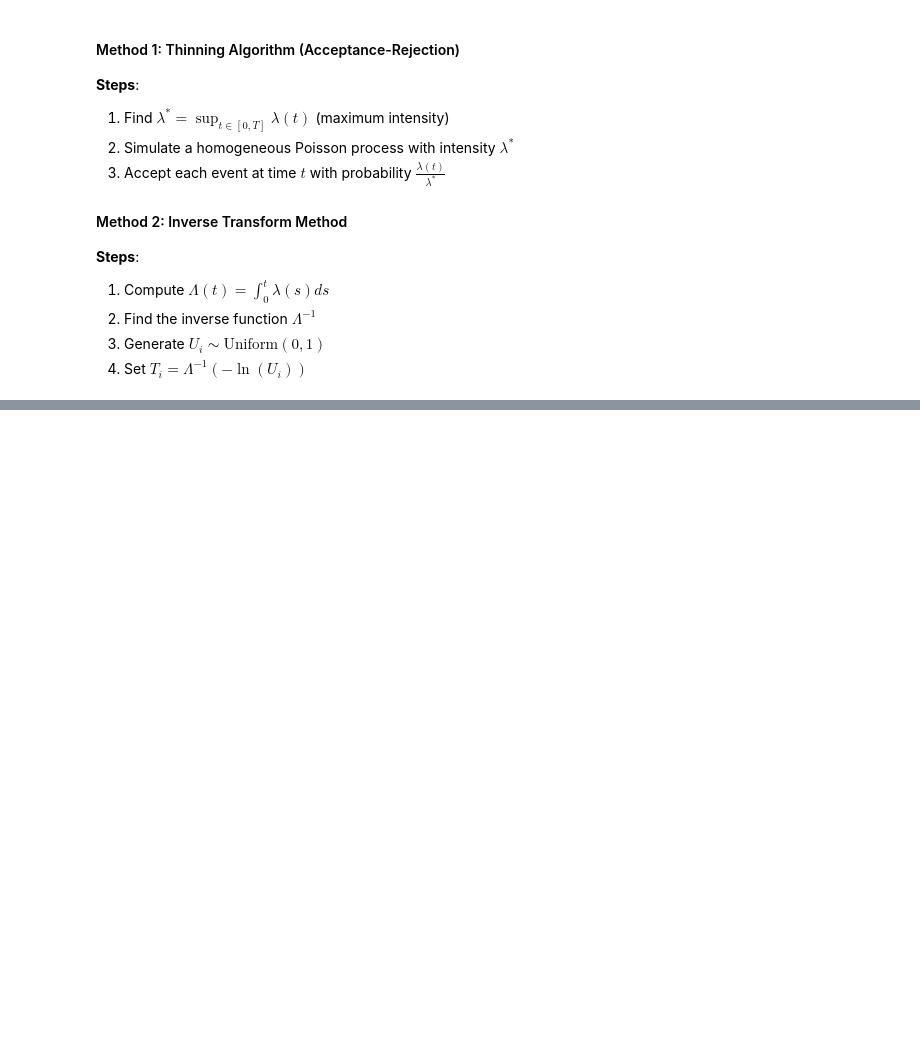
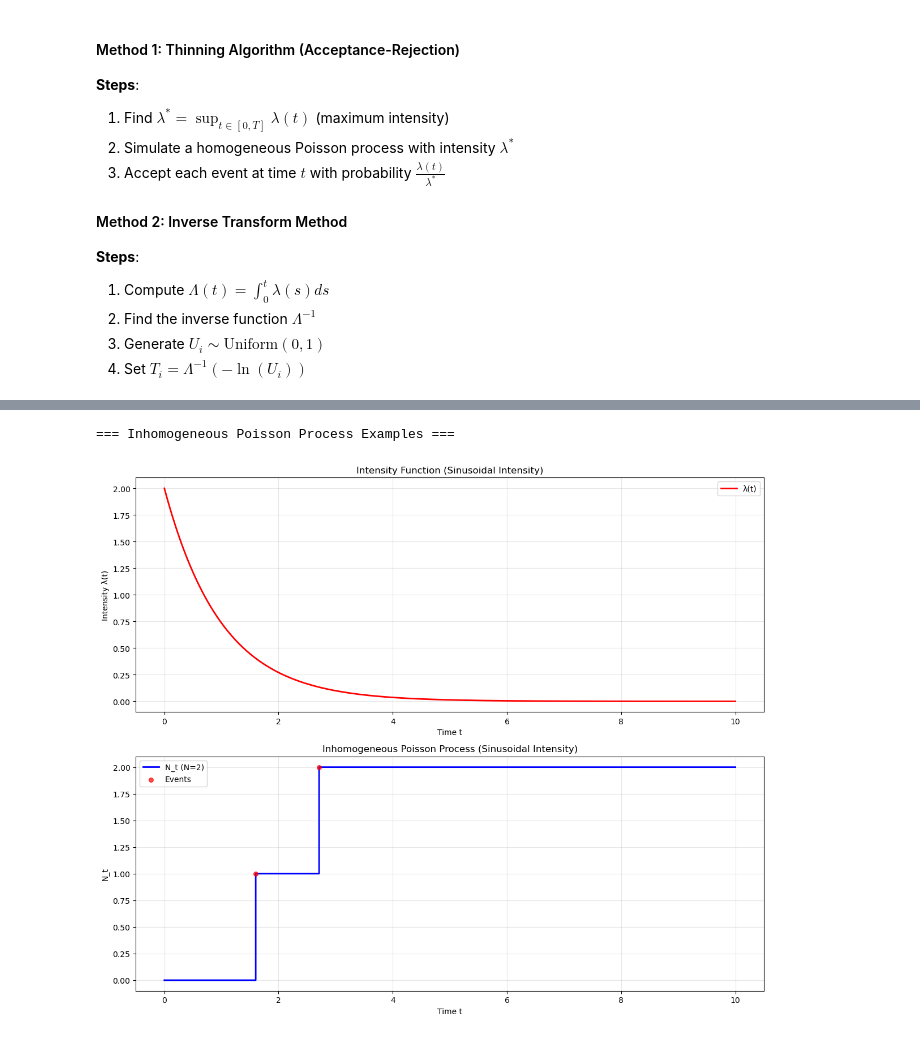
Before and after one commit to astride11/EA_P1-Modeles-de-Rough-Hawkes-Heston, a Jupyter notebook: Hawkes Process/poisson_process.ipynb, the cells around one changed output, grey strips where cells are left out. Cells and saved outputs as stored; diff of their text form; code cells hidden in the pictures; blank space fills up the shorter version.

Commit message:
fin de la simualtion des processus de Poisson et de Hawkes.

```diff
--- a/Hawkes Process/poisson_process.ipynb
+++ b/Hawkes Process/poisson_process.ipynb
@@ -515,0 +412,42 @@ if __name__ == "__main__":
+# %%
+segments = [
+    (0.0, 0.15, 0.0, 4.0),    # montée rapide
+    (0.15, 0.30, 0.6, 1.0),   # montée par petits sauts approximée
+    (0.30, 1.0, 1.0, -1.5)    # décroissance linéaire (ex: pente négative)
+]
+jumps = {0.05: 0.2, 0.10: 0.15, 0.25: 0.3}  # exemples de sauts (optionnel)
+
+T = 1.0
+
+def lambda1_t(t):
+    # renvoie lambda(t) en gérant segments et sauts
+    # si t égal à un instant de saut, on renvoie la valeur à droite
+    for (t0,t1,a,b) in segments:
+        if t0 <= t < t1:
+            val = a + b*(t - t0)
+            # ajouter sauts antérieurs strictement inférieurs à t (si tu veux que sauts persistent)
+            # ici jumps sont supposés se répercuter dans segments déjà (ou alors gérer différemment)
+            # pour simplicité, si t equals a jump time, add the jump:
+            if t in jumps:
+                val += jumps[t]
+            return max(val, 0.0)
+    return 0.0
+
+def lambda_t(t):
+        return 2* np.exp(-t)
+
+lambda_max = 3.0
+T = 10.0
+
+# Run examples
+if __name__ == "__main__":
+    print("=== Inhomogeneous Poisson Process Examples ===")
+
+    # Example 1: Sinusoidal intensity
+    event_times, times, counts = simulate_inhomogeneous_poisson_thinning(
+        lambda_t, lambda_max, T, seed=42)
+
+    plot_inhomogeneous_process(event_times, times, counts, lambda_t, T, title="(Sinusoidal Intensity)")
+# %% [output]
+=== Inhomogeneous Poisson Process Examples ===
+[figure, added]
```
Also changed, not shown: parts of 5 cells of this notebook, 3 other files.
